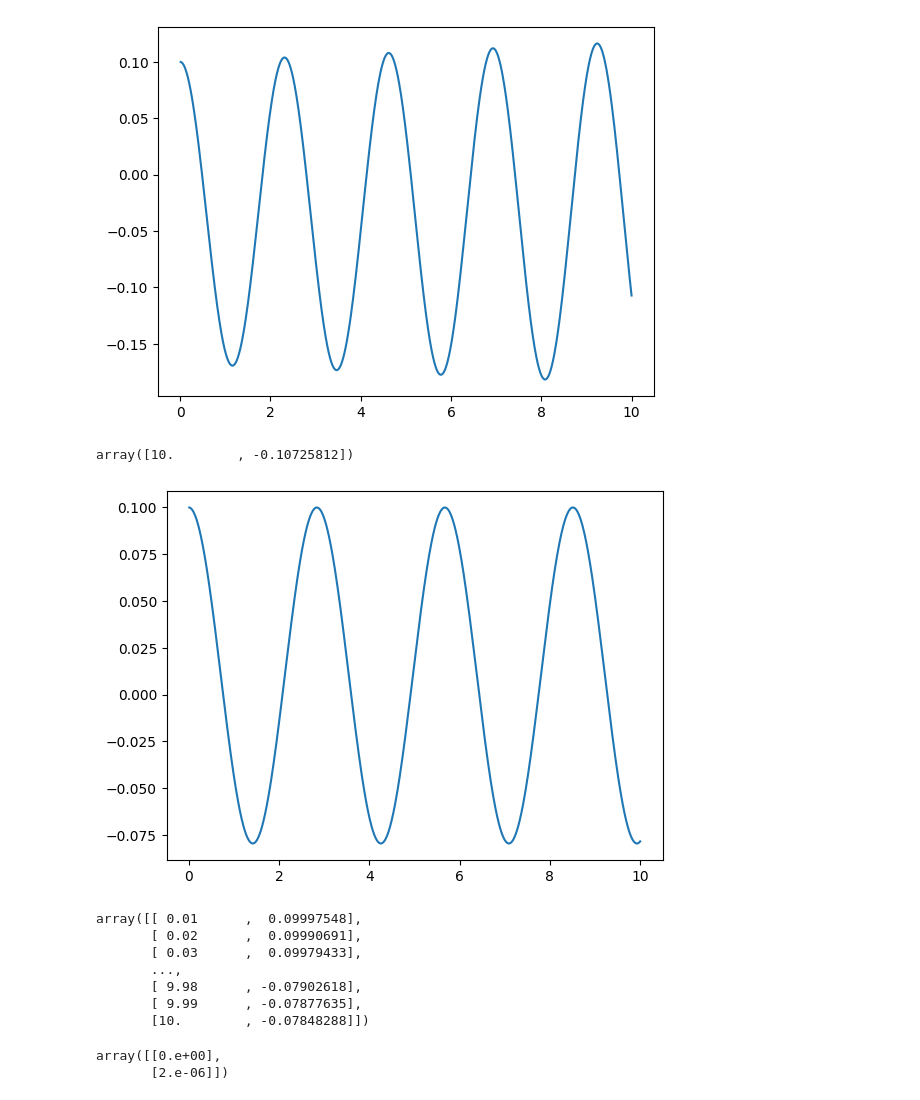
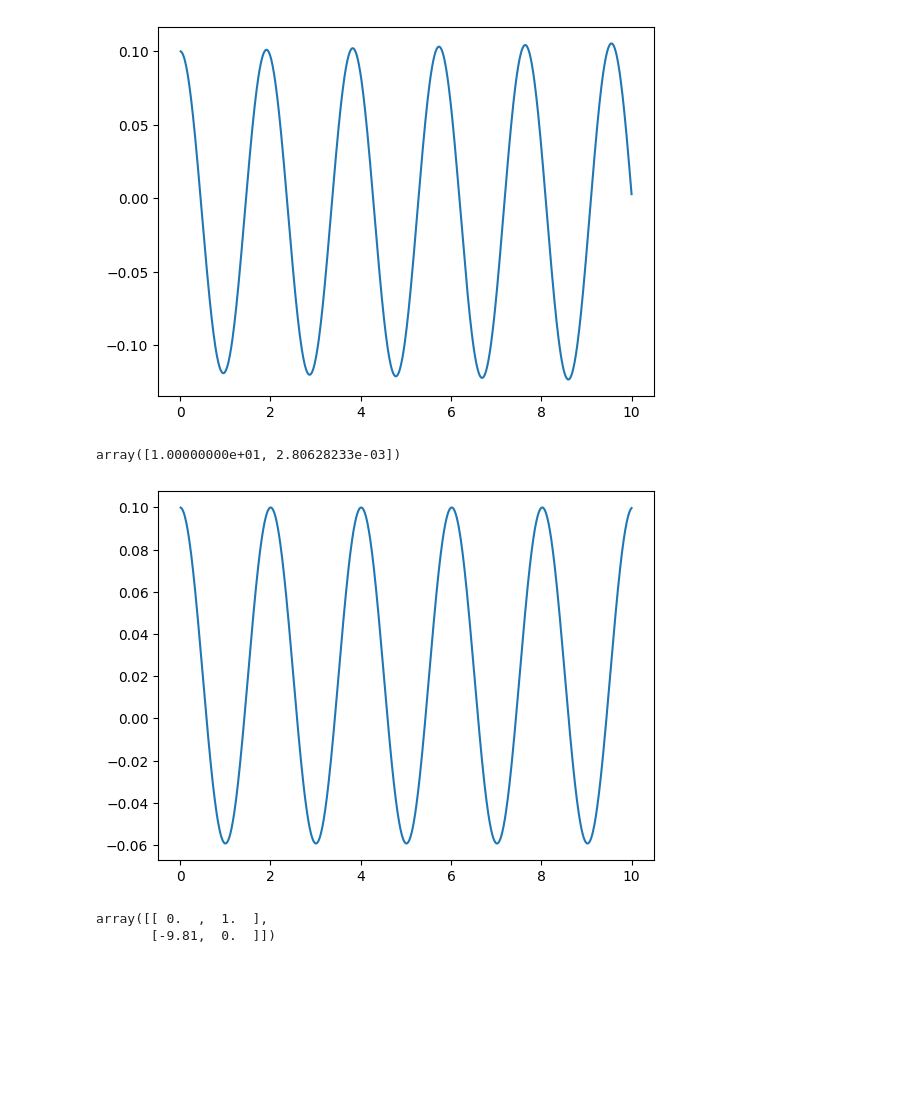
Before and after one commit to Lin-13/PySim, a Jupyter notebook: test1.ipynb, the cells around one changed output. Cells and saved outputs as stored; diff of their text form; code cells hidden in the pictures; blank space fills up the shorter version.

```diff
--- a/test1.ipynb
+++ b/test1.ipynb
@@ -24,31 +24,24 @@ graph = SystemGraph(systems=[input,pid,actuator],
 # %%
 graph.reset()
 pid.reset()
-pid.kp = 10
+pid.kp = 1
 pid.ki = 0
 pid.kd = 0
 y = graph.simulate()
 y[-1]
 # %% [output]
-[figure, old version]
+[figure, new version]
-array([10.        , -0.10725812])
+array([1.00000000e+01, 2.80628233e-03])
 # %%
-system = Pendulm(1,1)
+system = Pendulum(1,1)
 actuator = StateSpace.from_system(system)
 actuator.init(np.array([[0.1],[0]]))
 actuator.u = 0.2
-actuator.simulate()
+_ = actuator.simulate()
 # %% [output]
-[figure, old version]
+[figure, new version]
-array([[ 0.01      ,  0.09997548],
-       [ 0.02      ,  0.09990691],
-       [ 0.03      ,  0.09979433],
-       ...,
-       [ 9.98      , -0.07902618],
-       [ 9.99      , -0.07877635],
-       [10.        , -0.07848288]])
-# %%
-actuator._B@actuator.u*actuator.Ts
-# %% [output]
-array([[0.e+00],
-       [2.e-06]])
+# %%
+actuator._A
+# %% [output]
+array([[ 0.  ,  1.  ],
+       [-9.81,  0.  ]])
```
Also changed, not shown: parts of 3 cells of this notebook, 11 other files.
